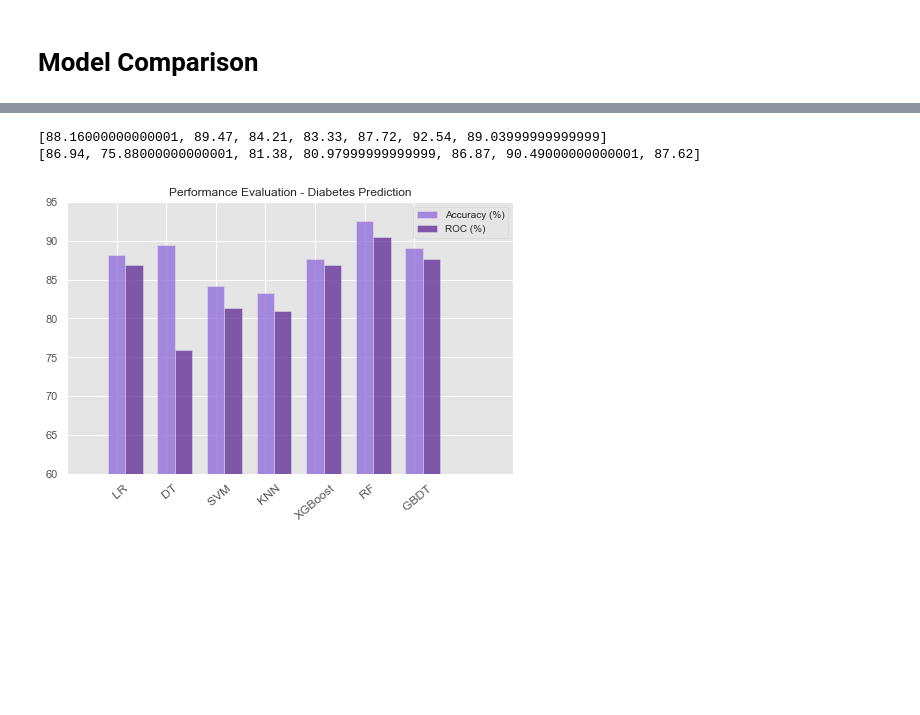
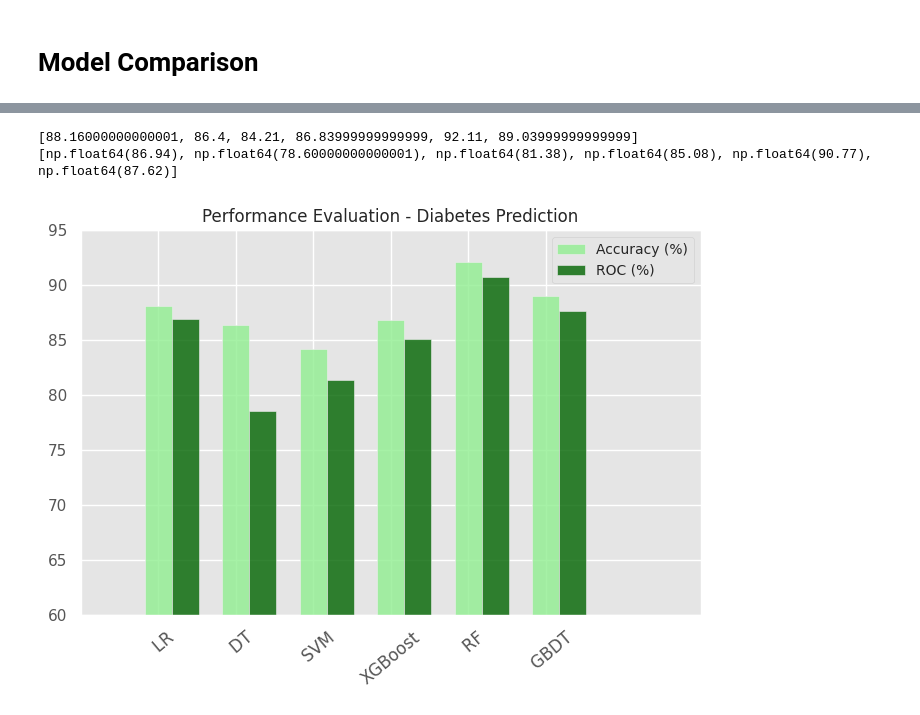
Before and after one commit to HaifaAljundi/Diabetes_Prediction_System, a Jupyter notebook: diabetes.ipynb, the cells around one changed output, grey strips where cells are left out. Cells and saved outputs as stored; diff of their text form; code cells hidden in the pictures; blank space fills up the shorter version.

Commit message:
color

```diff
--- a/diabetes.ipynb
+++ b/diabetes.ipynb
@@ -27,7 +35,7 @@ plt.style.use('ggplot')
 %matplotlib inline
 # %%
 # Reading the dataset
-df = pd.read_csv('data/diabetes.csv')
+df = pd.read_csv('diabetes.csv')
 # %%
 # Printing the first 5 rows of the dataframe.
 df.head()
@@ -215,7 +225,7 @@ plt.show()
 # %% [markdown]
 We saw on df.head() that some features contain 0, it doesn't make sense here and this indicates missing value. Below we replace 0 value by NaN:
 # %%
-df[['Glucose','BloodPressure','SkinThickness','Insulin','BMI']] = df[['Glucose','BloodPressure','SkinThickness','Insulin','BMI']].replace(0,np.NaN)
+df[['Glucose','BloodPressure','SkinThickness','Insulin','BMI']] = df[['Glucose','BloodPressure','SkinThickness','Insulin','BMI']].replace(0,np.nan)
 # %%
 df.head()
 # %% [output]
@@ -759,7 +774,7 @@ weighted avg       0.90      0.89      0.90       228
 # %%
 from sklearn.ensemble import RandomForestClassifier
 
-rand_clf = RandomForestClassifier(criterion = 'entropy', max_depth = 15, max_features = 'auto', min_samples_leaf = 2, min_samples_split = 3, n_estimators = 130)
+rand_clf = RandomForestClassifier(criterion = 'entropy', max_depth = 15, max_features = 'sqrt', min_samples_leaf = 2, min_samples_split = 3, n_estimators = 130)
 rand_clf.fit(X_train, y_train)
 # %% [output]
 RandomForestClassifier(criterion='entropy', max_depth=15, min_samples_leaf=2,
@@ -833,5 +851,5 @@ grid_search_gbc.best_score_
 # %%
-gbc = GradientBoostingClassifier(learning_rate = 0.1, loss = 'deviance', n_estimators = 180)
+gbc = GradientBoostingClassifier(learning_rate = 0.1, loss = 'log_loss', n_estimators = 180)
 gbc.fit(X_train, y_train)
 # %% [output]
 GradientBoostingClassifier(n_estimators=180)
@@ -1010,10 +1025,6 @@ models = [
     'model': svc,
 },
 {
-    'label': 'KNN',
-    'model': knn,
-},
-{
     'label': 'XGBoost',
     'model': xgb,
 },
@@ -1028,7 +1039,7 @@ models = [
 ]
 
 means_roc = []
-means_accuracy = [100*round(log_reg_acc,4), 100*round(dtc_acc,4), 100*round(svc_acc,4), 100*round(knn_acc,4), 100*round(xgb_acc,4),
+means_accuracy = [100*round(log_reg_acc,4), 100*round(dtc_acc,4), 100*round(svc_acc,4), 100*round(xgb_acc,4),
                   100*round(ran_clf_acc,4), 100*round(gbc_acc,4)]
 
 for m in models:
@@ -1041,38 +1052,38 @@ for m in models:
     means_roc.append(auc)
 
 print(means_accuracy)
 print(means_roc)
 
 # data to plot
-n_groups = 7
+n_groups = 6
 means_accuracy = tuple(means_accuracy)
 means_roc = tuple(means_roc)
 
 # create plot
 fig, ax = plt.subplots(figsize=(8,5))
 index = np.arange(n_groups)
 bar_width = 0.35
 opacity = 0.8
 
 rects1 = plt.bar(index, means_accuracy, bar_width,
 alpha=opacity,
-color='mediumpurple',
+color='Lightgreen',
 label='Accuracy (%)')
 
 rects2 = plt.bar(index + bar_width, means_roc, bar_width,
 alpha=opacity,
-color='rebeccapurple',
+color='darkgreen',
 label='ROC (%)')
 
-plt.xlim([-1, 8])
+plt.xlim([-1, 7])
 plt.ylim([60, 95])
 
 plt.title('Performance Evaluation - Diabetes Prediction', fontsize=12)
-plt.xticks(index, ('   LR', '   DT', '   SVM', '   KNN', 'XGBoost' , '   RF', '   GBDT'), rotation=40, ha='center', fontsize=12)
+plt.xticks(index, ('   LR', '   DT', '   SVM', 'XGBoost' , '   RF', '   GBDT'), rotation=40, ha='center', fontsize=12)
 plt.legend(loc="upper right", fontsize=10)
 plt.savefig("outputs/PE_diabetes.jpeg", format='jpeg', dpi=400, bbox_inches='tight')
 plt.show()
 # %% [output]
-[88.16000000000001, 89.47, 84.21, 83.33, 87.72, 92.54, 89.03999999999999]
-[86.94, 75.88000000000001, 81.38, 80.97999999999999, 86.87, 90.49000000000001, 87.62]
+[88.16000000000001, 86.4, 84.21, 86.83999999999999, 92.11, 89.03999999999999]
+[np.float64(86.94), np.float64(78.60000000000001), np.float64(81.38), np.float64(85.08), np.float64(90.77), np.float64(87.62)]
-[figure, old version]
+[figure, new version]
```
Also changed, not shown: parts of 37 cells of this notebook.
